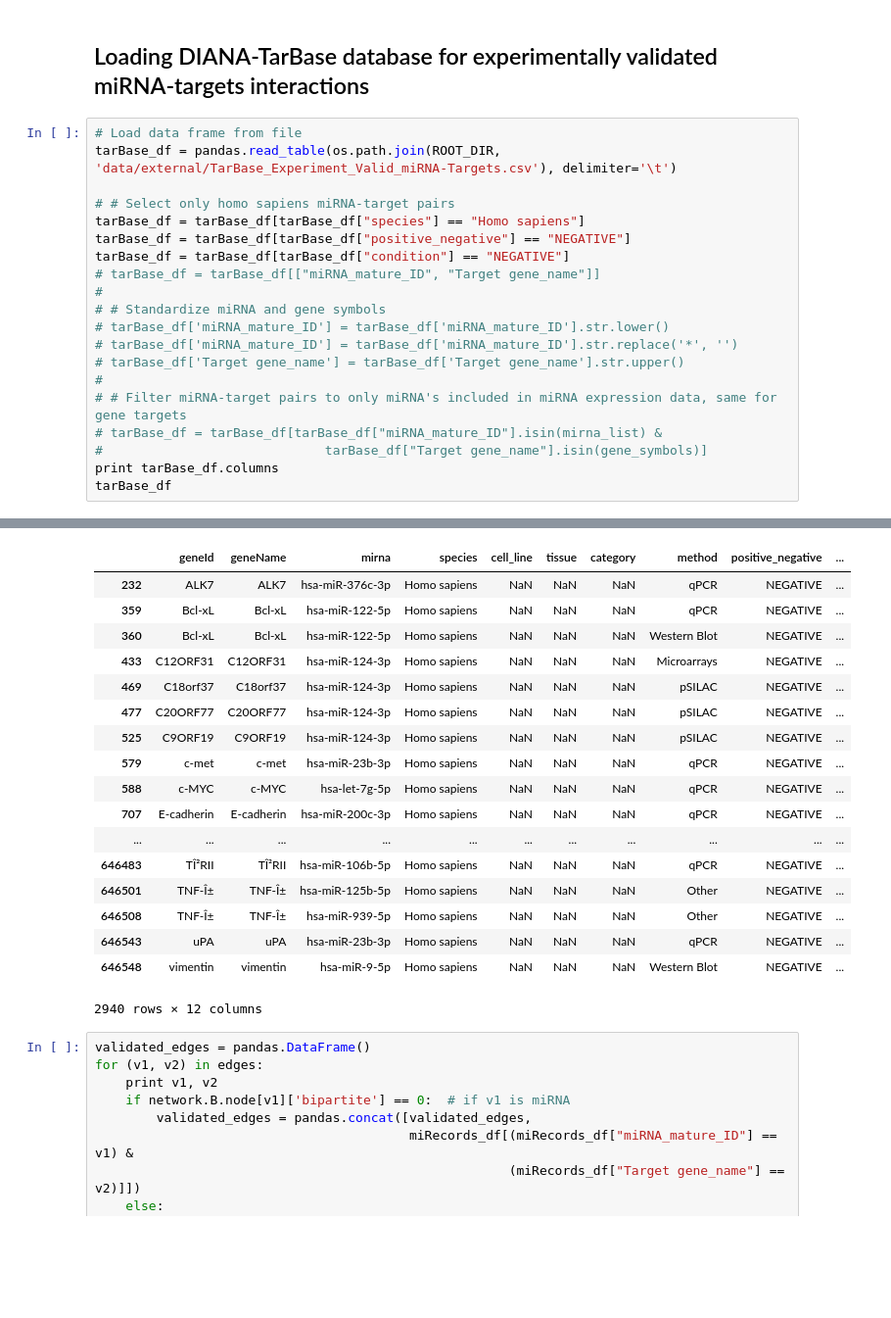
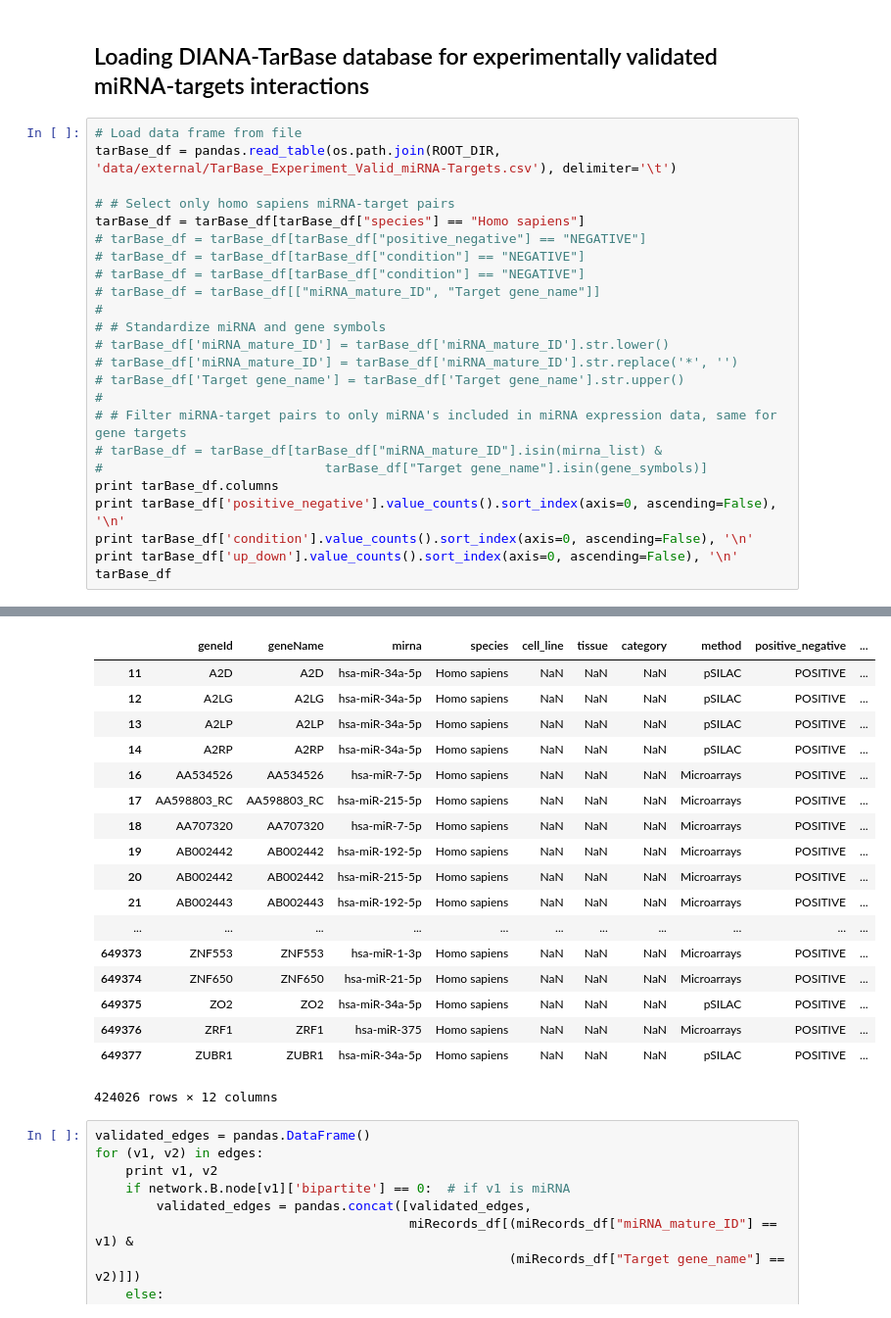
Before and after one commit to JonnyTran/microRNA-Lung-Cancer-Associations, a Jupyter notebook: notebooks/miRNA-gene_exp.ipynb, the cells around one changed output, grey strips where cells are left out. Shown at 98% size. Saved outputs shown, nothing was run; the diff lists cells and outputs as text; blank space fills up the shorter version.

```diff
--- a/notebooks/miRNA-gene_exp.ipynb
+++ b/notebooks/miRNA-gene_exp.ipynb
@@ -320,8 +324,9 @@ tarBase_df = pandas.read_table(os.path.join(ROOT_DIR, 'data/external/TarBase_Exp
 
 # # Select only homo sapiens miRNA-target pairs
 tarBase_df = tarBase_df[tarBase_df["species"] == "Homo sapiens"]
-tarBase_df = tarBase_df[tarBase_df["positive_negative"] == "NEGATIVE"]
-tarBase_df = tarBase_df[tarBase_df["condition"] == "NEGATIVE"]
+# tarBase_df = tarBase_df[tarBase_df["positive_negative"] == "NEGATIVE"]
+# tarBase_df = tarBase_df[tarBase_df["condition"] == "NEGATIVE"]
+# tarBase_df = tarBase_df[tarBase_df["condition"] == "NEGATIVE"]
 # tarBase_df = tarBase_df[["miRNA_mature_ID", "Target gene_name"]]
 #
 # # Standardize miRNA and gene symbols
@@ -333,6 +338,9 @@ tarBase_df = tarBase_df[tarBase_df["condition"] == "NEGATIVE"]
 # tarBase_df = tarBase_df[tarBase_df["miRNA_mature_ID"].isin(mirna_list) &
 #                             tarBase_df["Target gene_name"].isin(gene_symbols)]
 print tarBase_df.columns
+print tarBase_df['positive_negative'].value_counts().sort_index(axis=0, ascending=False), '\n'
+print tarBase_df['condition'].value_counts().sort_index(axis=0, ascending=False), '\n'
+print tarBase_df['up_down'].value_counts().sort_index(axis=0, ascending=False), '\n'
 tarBase_df
 # %% [output]
 Index([u'geneId', u'geneName', u'mirna', u'species', u'cell_line', u'tissue',
@@ -342,21 +363,21 @@ Index([u'geneId', u'geneName', u'mirna', u'species', u'cell_line', u'tissue',
 |  | geneId | geneName | mirna | species | cell_line | tissue | category | method | positive_negative | ... |
-| 232 | ALK7 | ALK7 | hsa-miR-376c-3p | Homo sapiens | NaN | NaN | NaN | qPCR | NEGATIVE | ... |
-| 359 | Bcl-xL | Bcl-xL | hsa-miR-122-5p | Homo sapiens | NaN | NaN | NaN | qPCR | NEGATIVE | ... |
-| 360 | Bcl-xL | Bcl-xL | hsa-miR-122-5p | Homo sapiens | NaN | NaN | NaN | Western Blot | NEGATIVE | ... |
-| 433 | C12ORF31 | C12ORF31 | hsa-miR-124-3p | Homo sapiens | NaN | NaN | NaN | Microarrays | NEGATIVE | ... |
-| 469 | C18orf37 | C18orf37 | hsa-miR-124-3p | Homo sapiens | NaN | NaN | NaN | pSILAC | NEGATIVE | ... |
-| 477 | C20ORF77 | C20ORF77 | hsa-miR-124-3p | Homo sapiens | NaN | NaN | NaN | pSILAC | NEGATIVE | ... |
-| 525 | C9ORF19 | C9ORF19 | hsa-miR-124-3p | Homo sapiens | NaN | NaN | NaN | pSILAC | NEGATIVE | ... |
-| 579 | c-met | c-met | hsa-miR-23b-3p | Homo sapiens | NaN | NaN | NaN | qPCR | NEGATIVE | ... |
-| 588 | c-MYC | c-MYC | hsa-let-7g-5p | Homo sapiens | NaN | NaN | NaN | qPCR | NEGATIVE | ... |
-| 707 | E-cadherin | E-cadherin | hsa-miR-200c-3p | Homo sapiens | NaN | NaN | NaN | qPCR | NEGATIVE | ... |
+| 11 | A2D | A2D | hsa-miR-34a-5p | Homo sapiens | NaN | NaN | NaN | pSILAC | POSITIVE | ... |
+| 12 | A2LG | A2LG | hsa-miR-34a-5p | Homo sapiens | NaN | NaN | NaN | pSILAC | POSITIVE | ... |
+| 13 | A2LP | A2LP | hsa-miR-34a-5p | Homo sapiens | NaN | NaN | NaN | pSILAC | POSITIVE | ... |
+| 14 | A2RP | A2RP | hsa-miR-34a-5p | Homo sapiens | NaN | NaN | NaN | pSILAC | POSITIVE | ... |
+| 16 | AA534526 | AA534526 | hsa-miR-7-5p | Homo sapiens | NaN | NaN | NaN | Microarrays | POSITIVE | ... |
+| 17 | AA598803_RC | AA598803_RC | hsa-miR-215-5p | Homo sapiens | NaN | NaN | NaN | Microarrays | POSITIVE | ... |
+| 18 | AA707320 | AA707320 | hsa-miR-7-5p | Homo sapiens | NaN | NaN | NaN | Microarrays | POSITIVE | ... |
+| 19 | AB002442 | AB002442 | hsa-miR-192-5p | Homo sapiens | NaN | NaN | NaN | Microarrays | POSITIVE | ... |
+| 20 | AB002442 | AB002442 | hsa-miR-215-5p | Homo sapiens | NaN | NaN | NaN | Microarrays | POSITIVE | ... |
+| 21 | AB002443 | AB002443 | hsa-miR-192-5p | Homo sapiens | NaN | NaN | NaN | Microarrays | POSITIVE | ... |
 | ... | ... | ... | ... | ... | ... | ... | ... | ... | ... | ... |
-| 646483 | TÎ²RII | TÎ²RII | hsa-miR-106b-5p | Homo sapiens | NaN | NaN | NaN | qPCR | NEGATIVE | ... |
-| 646501 | TNF-Î± | TNF-Î± | hsa-miR-125b-5p | Homo sapiens | NaN | NaN | NaN | Other | NEGATIVE | ... |
-| 646508 | TNF-Î± | TNF-Î± | hsa-miR-939-5p | Homo sapiens | NaN | NaN | NaN | Other | NEGATIVE | ... |
-| 646543 | uPA | uPA | hsa-miR-23b-3p | Homo sapiens | NaN | NaN | NaN | qPCR | NEGATIVE | ... |
-| 646548 | vimentin | vimentin | hsa-miR-9-5p | Homo sapiens | NaN | NaN | NaN | Western Blot | NEGATIVE | ... |
+| 649373 | ZNF553 | ZNF553 | hsa-miR-1-3p | Homo sapiens | NaN | NaN | NaN | Microarrays | POSITIVE | ... |
+| 649374 | ZNF650 | ZNF650 | hsa-miR-21-5p | Homo sapiens | NaN | NaN | NaN | Microarrays | POSITIVE | ... |
+| 649375 | ZO2 | ZO2 | hsa-miR-34a-5p | Homo sapiens | NaN | NaN | NaN | pSILAC | POSITIVE | ... |
+| 649376 | ZRF1 | ZRF1 | hsa-miR-375 | Homo sapiens | NaN | NaN | NaN | Microarrays | POSITIVE | ... |
+| 649377 | ZUBR1 | ZUBR1 | hsa-miR-34a-5p | Homo sapiens | NaN | NaN | NaN | pSILAC | POSITIVE | ... |
-2940 rows × 12 columns
+424026 rows × 12 columns
 # %%
 validated_edges = pandas.DataFrame()
 for (v1, v2) in edges:
```
Also changed, not shown: parts of 5 cells of this notebook, 3 other files.
